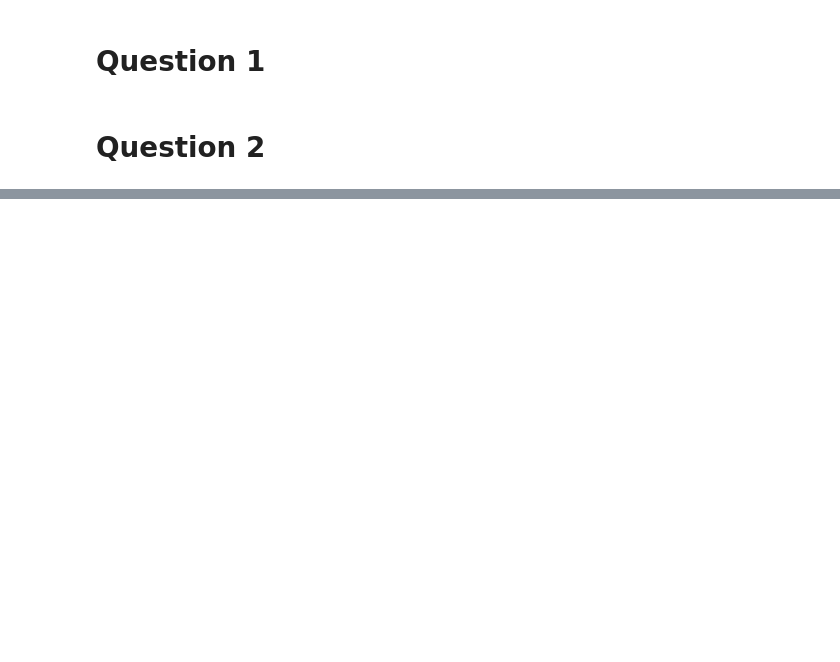
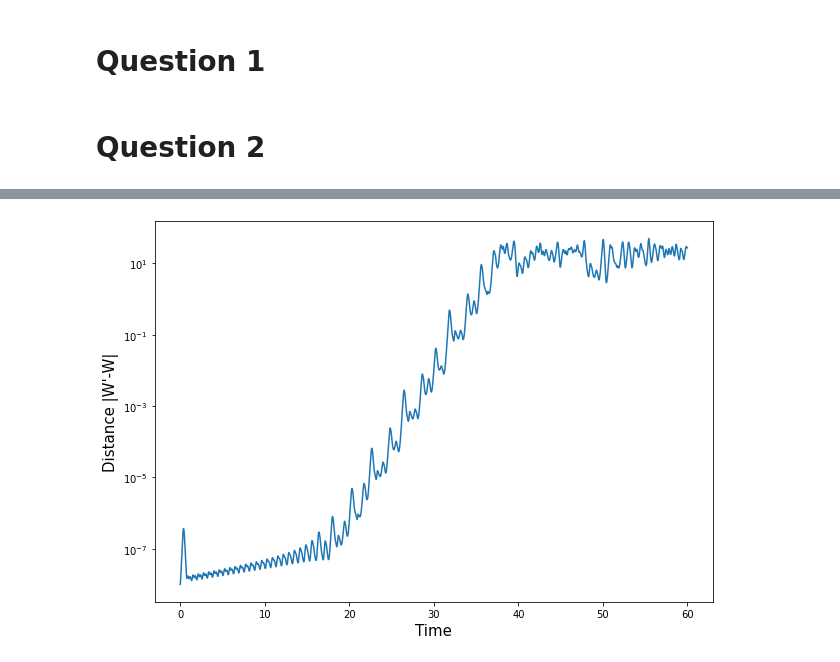
Before and after one commit to parks9/CTA200_2022, a Jupyter notebook: assignment_3/Assignment 3.ipynb, the cells around one changed output, grey strips where cells are left out. Cells and saved outputs as stored; diff of their text form; code cells hidden in the pictures; blank space fills up the shorter version.

```diff
--- a/assignment_3/Assignment 3.ipynb
+++ b/assignment_3/Assignment 3.ipynb
@@ -156,7 +201,11 @@ W_dist = np.sqrt((x_sol - x_sol1)**2 +  (y_sol - y_sol1)**2 + (z_sol - z_sol1)**
 # %%
 figure = plt.figure(figsize=(10,7))
 
 plt.plot(t_eval, W_dist)
 plt.yscale('log')
+plt.xlabel('Time', size=15)
+plt.ylabel('Distance |W\'-W|', size=15)
 
 plt.show()
+# %% [output]
+[figure, added]
```
Also changed, not shown: parts of 5 cells of this notebook.
